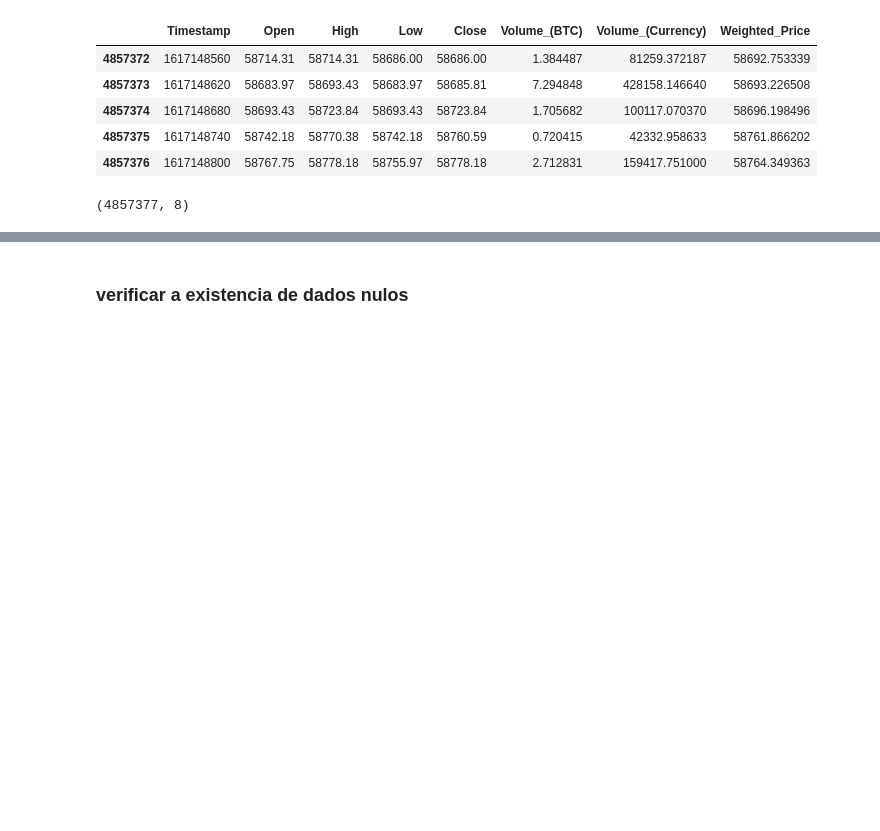
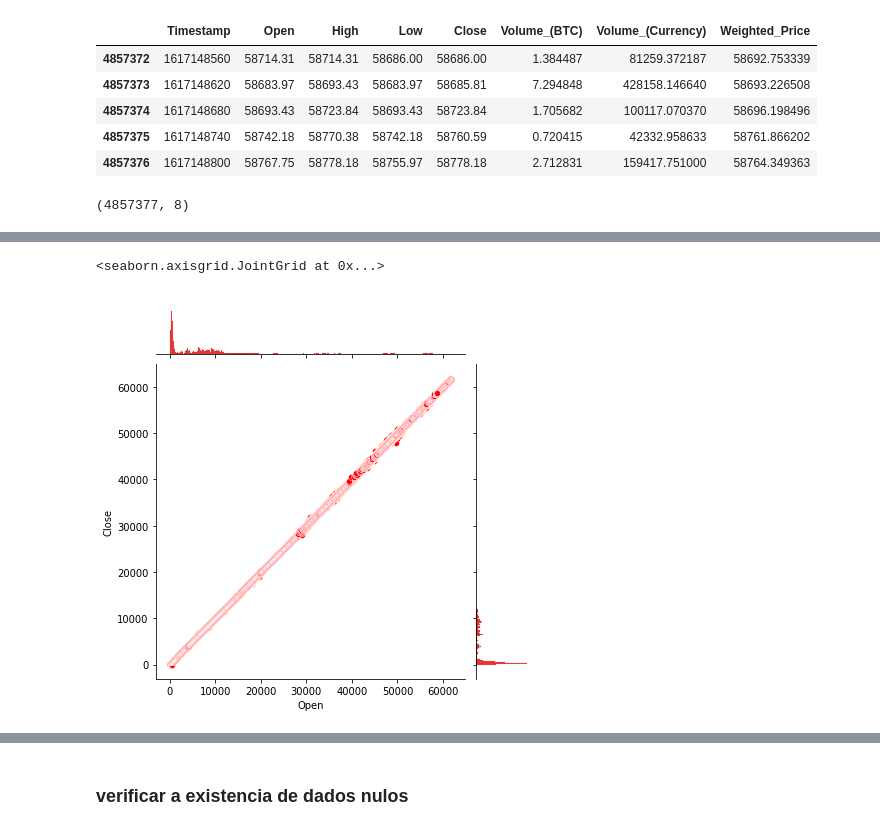
Before and after one commit to fabriciocovalesci/CryptocurrencyPricePrediction, a Jupyter notebook: DataAnalysisCrypto/Analise BTC.ipynb, the cells around one changed output, grey strips where cells are left out. Drawn from its saved outputs; the diff is of its cells as text; code cells hidden in the pictures; blank space fills up the shorter version.

```diff
--- a/DataAnalysisCrypto/Analise BTC.ipynb
+++ b/DataAnalysisCrypto/Analise BTC.ipynb
@@ -36,0 +129,5 @@ df.shape
+# %%
+sns.jointplot(df['Open'], df['Close'], color='red')
+# %% [output]
+<seaborn.axisgrid.JointGrid at 0x...>
+[figure, added]
```
Also changed, not shown: parts of 37 cells of this notebook, 1 other file.
